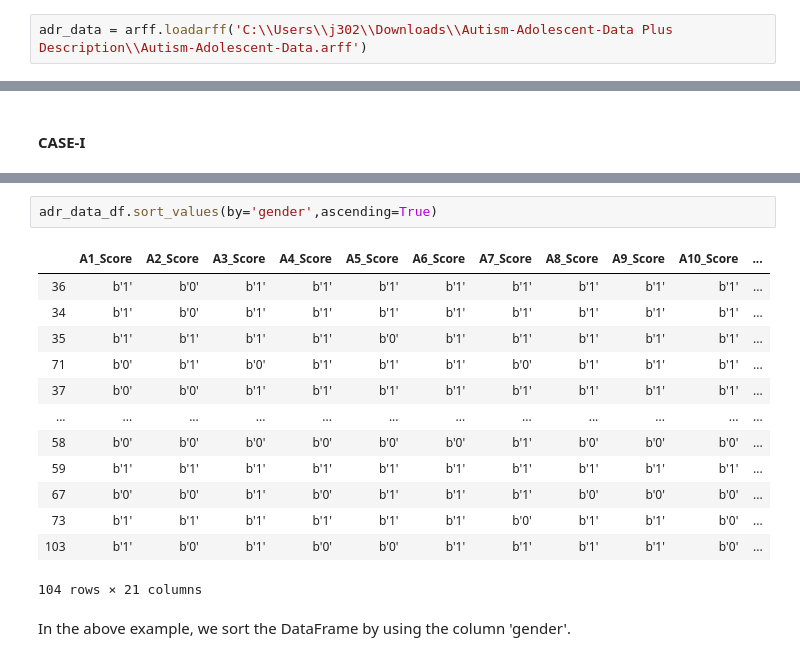
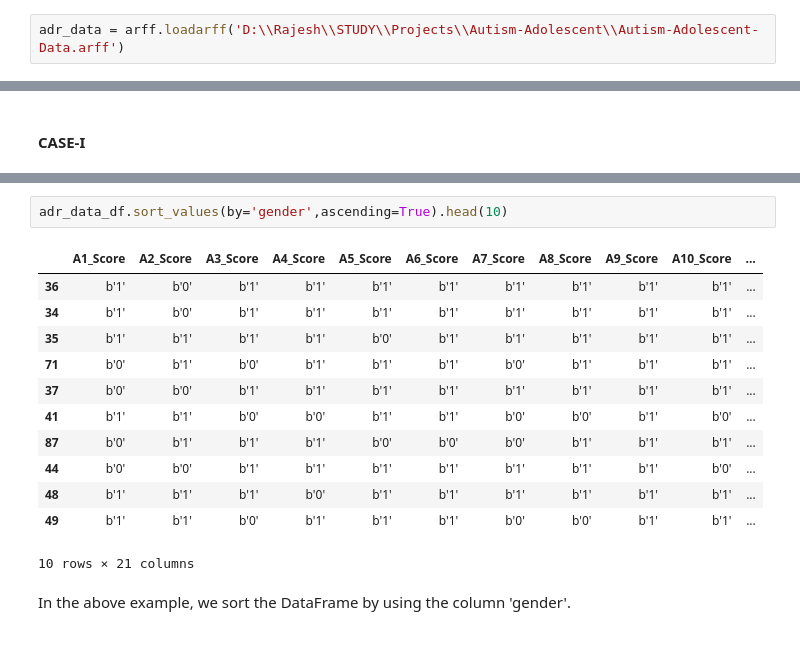
Before and after one commit to raj-shr-git/Deep_Dive_in_ML_Python, a Jupyter notebook: Blog-7_8_9(Pandas)/Pandas_Handbook.ipynb, the cells around one changed output, grey strips where cells are left out. Saved outputs shown, nothing was run; the diff lists cells and outputs as text.

```diff
--- a/Blog-7_8_9(Pandas)/Pandas_Handbook.ipynb
+++ b/Blog-7_8_9(Pandas)/Pandas_Handbook.ipynb
@@ -817,7 +873,7 @@ from scipy.io import arff
 # %%
 import pandas as pd
 # %%
-adr_data = arff.loadarff('C:\\Users\\j302\\Downloads\\Autism-Adolescent-Data Plus Description\\Autism-Adolescent-Data.arff')
+adr_data = arff.loadarff('D:\\Rajesh\\STUDY\\Projects\\Autism-Adolescent\\Autism-Adolescent-Data.arff')
 # %%
 type(adr_data)        # What's the datatype of adr_data?
 # %% [output]
@@ -992,19 +1122,18 @@ In the above example, we applied the condition to filter the records by using a
 # %%
-adr_data_df.sort_values(by='gender',ascending=True)
+adr_data_df.sort_values(by='gender',ascending=True).head(10)
 # %% [output]
 |  | A1_Score | A2_Score | A3_Score | A4_Score | A5_Score | A6_Score | A7_Score | A8_Score | A9_Score | A10_Score | ... |
 | 36 | b'1' | b'0' | b'1' | b'1' | b'1' | b'1' | b'1' | b'1' | b'1' | b'1' | ... |
 | 34 | b'1' | b'0' | b'1' | b'1' | b'1' | b'1' | b'1' | b'1' | b'1' | b'1' | ... |
 | 35 | b'1' | b'1' | b'1' | b'1' | b'0' | b'1' | b'1' | b'1' | b'1' | b'1' | ... |
 | 71 | b'0' | b'1' | b'0' | b'1' | b'1' | b'1' | b'0' | b'1' | b'1' | b'1' | ... |
 | 37 | b'0' | b'0' | b'1' | b'1' | b'1' | b'1' | b'1' | b'1' | b'1' | b'1' | ... |
-| ... | ... | ... | ... | ... | ... | ... | ... | ... | ... | ... | ... |
-| 58 | b'0' | b'0' | b'0' | b'0' | b'0' | b'0' | b'1' | b'0' | b'0' | b'0' | ... |
-| 59 | b'1' | b'1' | b'1' | b'1' | b'1' | b'1' | b'1' | b'1' | b'1' | b'1' | ... |
-| 67 | b'0' | b'0' | b'1' | b'0' | b'1' | b'1' | b'1' | b'0' | b'0' | b'0' | ... |
-| 73 | b'1' | b'1' | b'1' | b'1' | b'1' | b'1' | b'0' | b'1' | b'1' | b'0' | ... |
-| 103 | b'1' | b'0' | b'1' | b'0' | b'0' | b'1' | b'1' | b'1' | b'1' | b'0' | ... |
+| 41 | b'1' | b'1' | b'0' | b'0' | b'1' | b'1' | b'0' | b'0' | b'1' | b'0' | ... |
+| 87 | b'0' | b'1' | b'1' | b'1' | b'0' | b'0' | b'0' | b'1' | b'1' | b'1' | ... |
+| 44 | b'0' | b'0' | b'1' | b'1' | b'1' | b'1' | b'1' | b'1' | b'1' | b'0' | ... |
+| 48 | b'1' | b'1' | b'1' | b'0' | b'1' | b'1' | b'1' | b'1' | b'1' | b'1' | ... |
+| 49 | b'1' | b'1' | b'0' | b'1' | b'1' | b'1' | b'0' | b'0' | b'1' | b'1' | ... |
-104 rows × 21 columns
+10 rows × 21 columns
 # %% [markdown]
 In the above example, we sort the DataFrame by using the column 'gender'.
 # %% [markdown]
```
Also changed, not shown: parts of 75 cells of this notebook.
